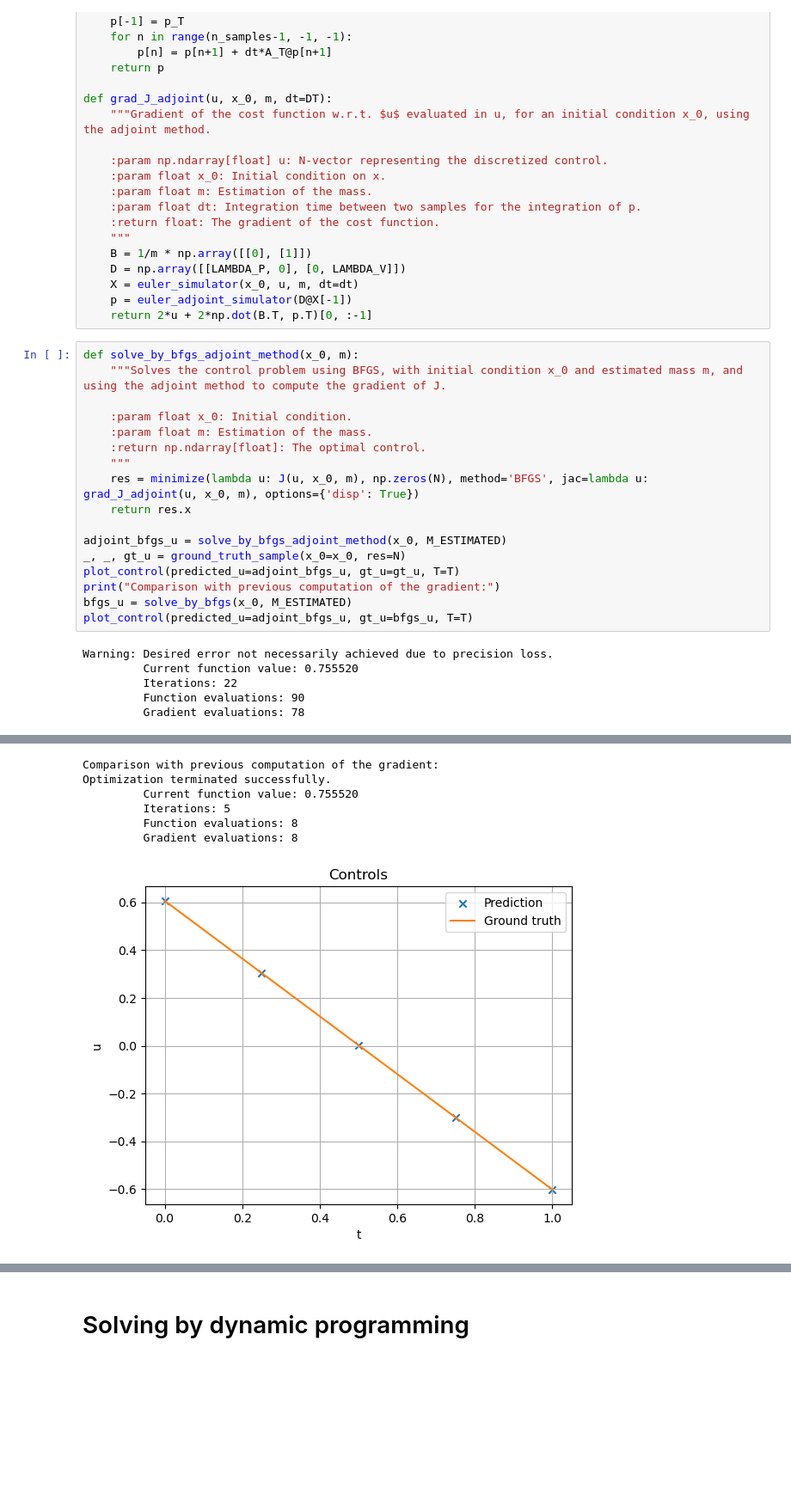
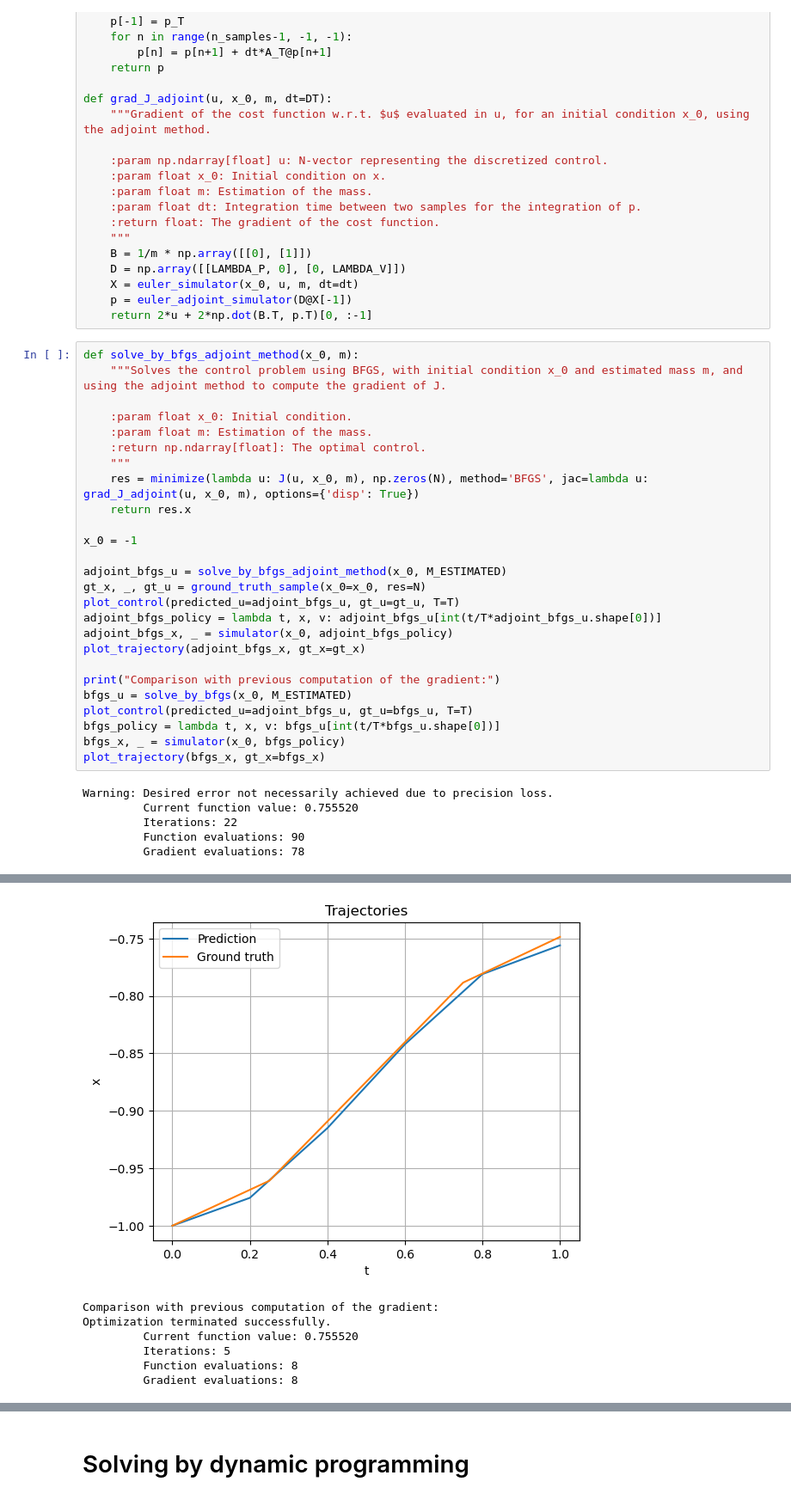
Before and after one commit to TheiloT/RL-accelerated-cart, a Jupyter notebook: TL-RL-toy-problem.ipynb, the cells around one changed output, grey strips where cells are left out. Shown: that part at 86% size. Drawn from its saved outputs; the diff is of its cells as text; blank space fills up the shorter version.

```diff
--- a/TL-RL-toy-problem.ipynb
+++ b/TL-RL-toy-problem.ipynb
@@ -647,31 +644,40 @@ def grad_J_adjoint(u, x_0, m, dt=DT):
 # %%
 def solve_by_bfgs_adjoint_method(x_0, m):
     """Solves the control problem using BFGS, with initial condition x_0 and estimated mass m, and using the adjoint method to compute the gradient of J.
 
     :param float x_0: Initial condition.
     :param float m: Estimation of the mass.
     :return np.ndarray[float]: The optimal control.
     """
     res = minimize(lambda u: J(u, x_0, m), np.zeros(N), method='BFGS', jac=lambda u: grad_J_adjoint(u, x_0, m), options={'disp': True})
     return res.x
 
+x_0 = -1
+
 adjoint_bfgs_u = solve_by_bfgs_adjoint_method(x_0, M_ESTIMATED)
-_, _, gt_u = ground_truth_sample(x_0=x_0, res=N)
+gt_x, _, gt_u = ground_truth_sample(x_0=x_0, res=N)
 plot_control(predicted_u=adjoint_bfgs_u, gt_u=gt_u, T=T)
+adjoint_bfgs_policy = lambda t, x, v: adjoint_bfgs_u[int(t/T*adjoint_bfgs_u.shape[0])]
+adjoint_bfgs_x, _ = simulator(x_0, adjoint_bfgs_policy)
+plot_trajectory(adjoint_bfgs_x, gt_x=gt_x)
+
 print("Comparison with previous computation of the gradient:")
 bfgs_u = solve_by_bfgs(x_0, M_ESTIMATED)
 plot_control(predicted_u=adjoint_bfgs_u, gt_u=bfgs_u, T=T)
+bfgs_policy = lambda t, x, v: bfgs_u[int(t/T*bfgs_u.shape[0])]
+bfgs_x, _ = simulator(x_0, bfgs_policy)
+plot_trajectory(bfgs_x, gt_x=bfgs_x)
 # %% [output]
 Warning: Desired error not necessarily achieved due to precision loss.
          Current function value: 0.755520
          Iterations: 22
          Function evaluations: 90
          Gradient evaluations: 78
 [figure]
+[figure, new version]
 Comparison with previous computation of the gradient:
 Optimization terminated successfully.
          Current function value: 0.755520
          Iterations: 5
          Function evaluations: 8
          Gradient evaluations: 8
-[figure, old version]
```
Also changed, not shown: parts of 9 cells of this notebook, 3 other files.
